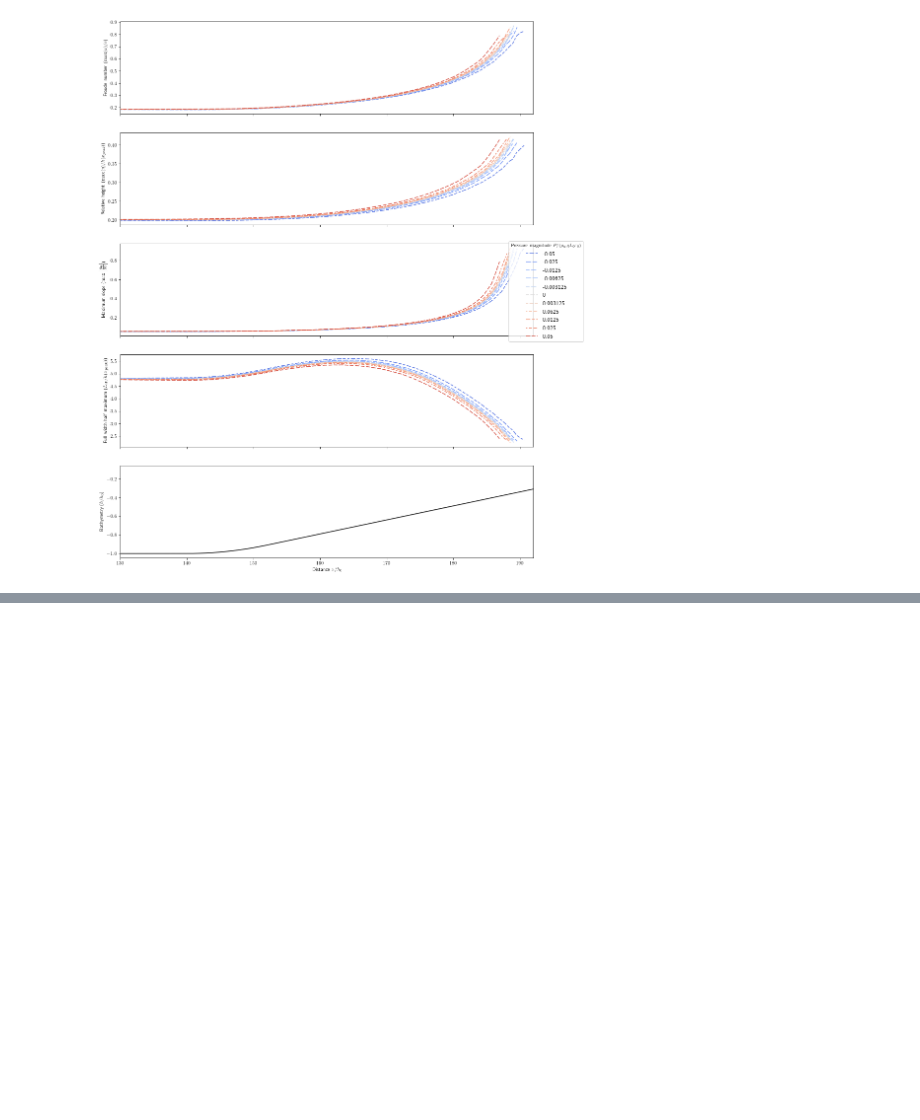
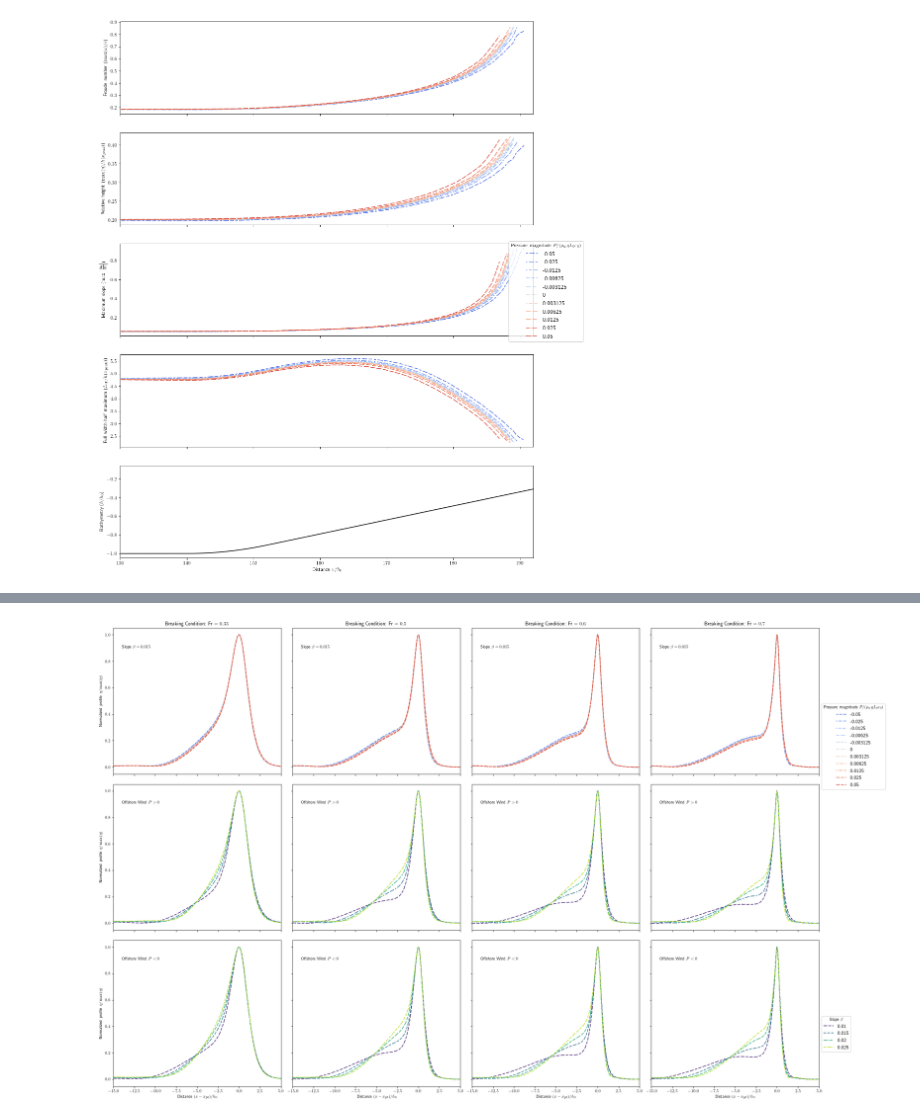
Before and after one commit to KelvinHamster/spectral_euler_zcs, a Jupyter notebook: ZF_manuscript_data_replication/ZF2021_windslope.ipynb, the cells around one changed output, grey strips where cells are left out. Drawn from its saved outputs; the diff is of its cells as text; code cells hidden in the pictures; blank space fills up the shorter version.

```diff
--- a/ZF_manuscript_data_replication/ZF2021_windslope.ipynb
+++ b/ZF_manuscript_data_replication/ZF2021_windslope.ipynb
@@ -296,0 +378,76 @@ Plotted 0.0507
+# %%
+fig,axs = plt.subplots(nrows=3,ncols=4,sharex=True, sharey="row",figsize=[30,20])
+plt.subplots_adjust(wspace=0.07, hspace=0.07)
+
+pressure_labels = [-0.05,-0.025,-0.0125,-0.00625,-0.003125,0,0.003125,0.00625,0.0125,0.025,0.05]
+pressures = ["-0.0507","-0.0253","-0.0127","-0.00633","-0.00317","0","0.00317","0.00633","0.0127","0.0253","0.0507"]
+slopes = [0.01,0.015,0.02,0.025]
+color_ = plt.cm.coolwarm(np.linspace(0.1,0.9, len(pressures))) # This returns RGBA; convert:
+pcols = ['#%02x%02x%02x' % (round(rgb[0]*255),round(rgb[1]*255),round(rgb[2]*255)) for rgb in color_]
+color_ = plt.cm.viridis(np.linspace(0.1,0.9, len(slopes))) # This returns RGBA; convert:
+scols = ['#%02x%02x%02x' % (round(rgb[0]*255),round(rgb[1]*255),round(rgb[2]*255)) for rgb in color_]
+
+x0 = -15
+x1 = 5
+
+
+PBs = [0.33,0.5,0.6,0.7]
+
+for i in range(len(pressure_labels)):
+    sim = load(f"data/ZF2021/windslope_s0.015_P{pressures[i]}sim.nc")
+    dashes = [
+        np.random.randint(2,8), 2,
+        np.random.randint(4,8), 2,
+        np.random.randint(4,8), 2,
+    ]
+    series = sim['timeseries']
+
+    for k,PB in enumerate(PBs):
+
+        #time index:
+        t = np.argmax(np.where(series['Fr'] <= PB, series['t'], 0))
+
+        line, = axs[0,k].plot(sim['data']['x'] - series['x_peak'][t], series['eta'][t]/np.max(series['eta'][t]), '--',color=pcols[i],label=f"{pressure_labels[i]}")
+        line.set_dashes(dashes)
+
+    axs[0,-1].legend(title=r"Pressure magnitude $P/(\rho_wgL_0\varepsilon_0)$",bbox_to_anchor=(1.0, 0.5), loc='upper left',fontsize="large")
+
+for i in range(len(slopes)):
+    for j in [1,2]:
+        sim = None
+        if j == 1:
+            sim = load(f"data/ZF2021/windslope_s{slopes[i]}_P0.0507sim.nc")
+        else:
+            sim = load(f"data/ZF2021/windslope_s{slopes[i]}_P-0.0507sim.nc")
+        dashes = [
+            np.random.randint(2,8), 2,
+            np.random.randint(4,8), 2,
+            np.random.randint(4,8), 2,
+        ]
+        series = sim['timeseries']
+
+        for k,PB in enumerate(PBs):
+
+            #time index:
+            t = np.argmax(np.where(series['Fr'] <= PB, series['t'], 0))
+
+            line, = axs[j,k].plot(sim['data']['x'] - series['x_peak'][t], series['eta'][t]/np.max(series['eta'][t]), '--',color=scols[i],label=f"{slopes[i]}")
+            line.set_dashes(dashes)
+
+    axs[2,-1].legend(title=r"Slope $\beta$",bbox_to_anchor=(1.0, 0.5), loc='upper left',fontsize="large")
+
+for i in range(3):
+    axs[i,0].set_ylabel(r"Normalized profile $\eta/\max(\eta)$")
+
+axs[0,0].set_xlim((x0,x1))
+
+for k,PB in enumerate(PBs):
+    axs[0,k].set_title(f"Breaking Condition: Fr $={PB}$")
+    axs[0,k].text(-14,0.9,r"Slope $\beta = 0.015$")
+    axs[1,k].text(-14,0.9,r"Offshore Wind $P > 0$")
+    axs[2,k].text(-14,0.9,r"Offshore Wind $P < 0$")
+
+for k,PB in enumerate(PBs):
+    axs[-1,k].set_xlabel(r"Distance $(x-x_{pb})/h_0$")
+# %% [output]
+[figure, added]
```
Also changed, not shown: parts of 8 cells of this notebook, 5 other files.
